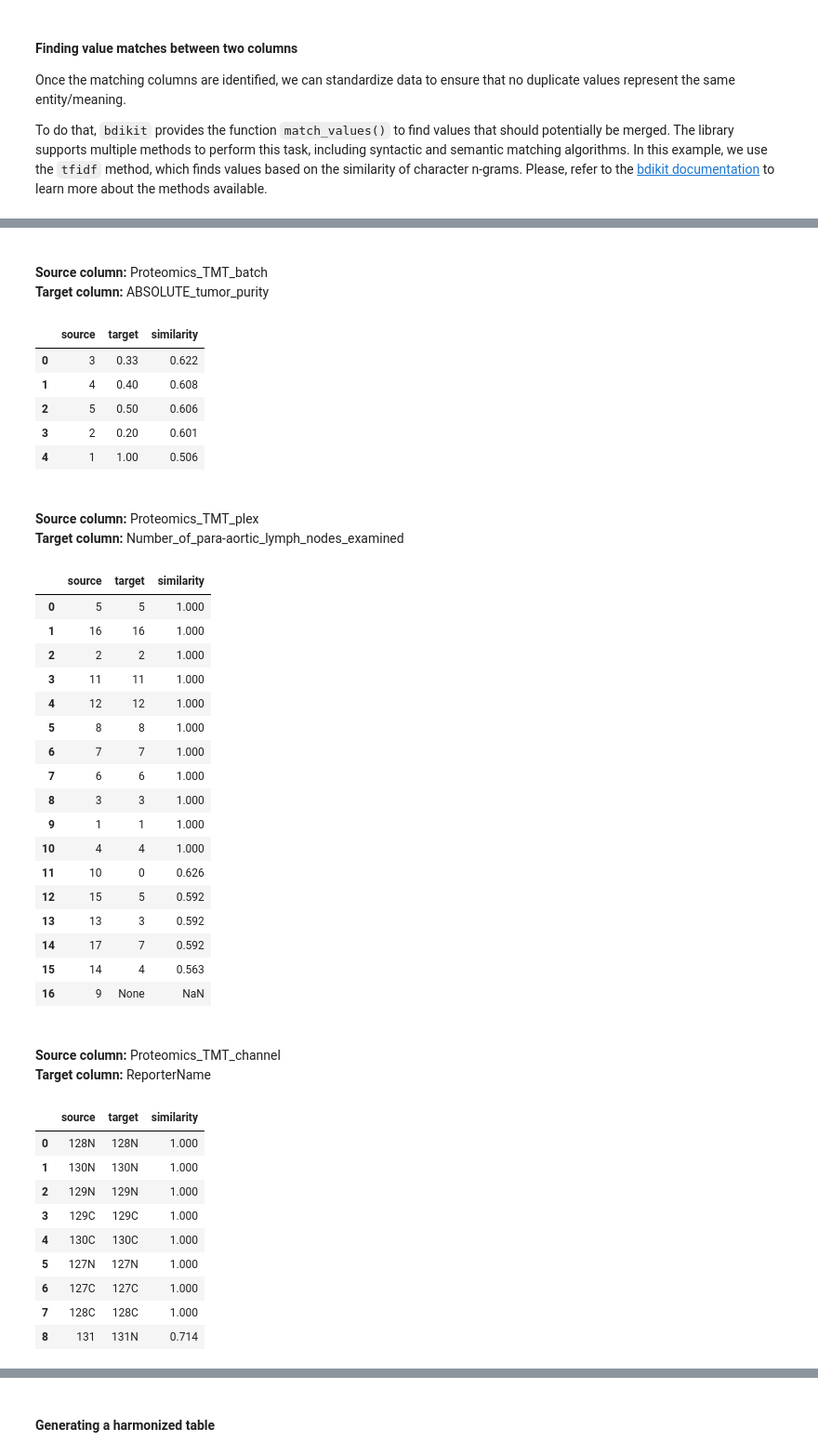
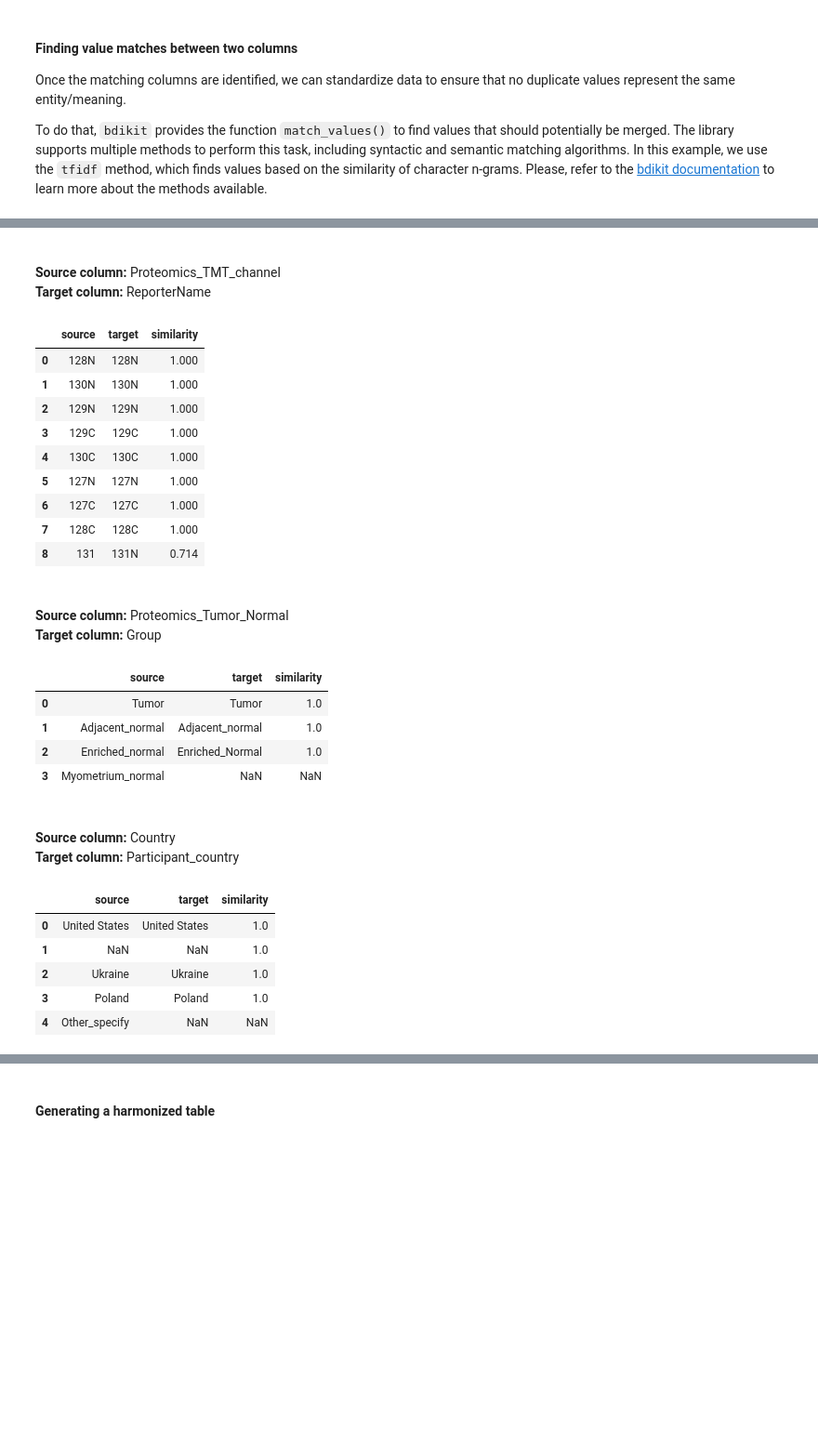
Before and after one commit to VIDA-NYU/biomedical-data-integration, a Jupyter notebook: examples/demo-ucec.ipynb, the cells around one changed output, grey strips where cells are left out. Shown: that part at 93% size. Cells and saved outputs as stored; diff of their text form; code cells hidden in the pictures; blank space fills up the shorter version.

```diff
--- a/examples/demo-ucec.ipynb
+++ b/examples/demo-ucec.ipynb
@@ -69,3 +117,4 @@ To do so using `bdi-kit`, we can use the `match_schema()` function to match colu
 # %%
-bdi.match_schema(df_source, df_target, method="ct_learning")
+schema_mapping = bdi.match_schema(df_source, df_target, method="max_val_sim")
+schema_mapping.head(15)
 # %% [output]
@@ -87,4 +138,0 @@ Extracting features from 213 columns...
-# %%
-pd.set_option('display.max_rows', None)
-schema_mapping = bdi.match_schema(df_source, df_target, method="ct_learning")
-schema_mapping
@@ -185,56 +164,36 @@ Once the matching columns are identified, we can standardize data to ensure that
 To do that, `bdikit` provides the function `match_values()` to find values that should potentially be merged. The library supports multiple methods to perform this task, including syntactic and semantic matching algorithms. In this example, we use the `tfidf` method, which finds values based on the similarity of character n-grams. Please, refer to the [bdikit documentation](https://bdi-kit.readthedocs.io/) to learn more about the methods available.
 # %%
 # Matches values from each pair of source-target columns
-value_matches = bdi.match_values(df_source, df_target, schema_mapping.head(250), method="tfidf")
+value_matches = bdi.match_values(df_source, df_target, schema_mapping, method="tfidf")
 
 # Print value matches
-for match in value_matches:
-    display(
-        Markdown(
-            f"<br>**Source column:** {match.attrs['source']}<br>"
-            f"**Target column:** {match.attrs['target']}<br>"
-        )
-    )
-    display(match)
+bdi.view_value_matches(value_matches, edit=False)
 # %% [output]
 <br>**Source column:** Case_excluded<br>**Target column:** Case_excluded<br>
 |  | source | target | similarity |
 | 0 | No | No | 1.0 |
 | 1 | Yes | Yes | 1.0 |
-<br>**Source column:** Proteomics_TMT_batch<br>**Target column:** ABSOLUTE_tumor_purity<br>
+<br>**Source column:** Proteomics_TMT_channel<br>**Target column:** ReporterName<br>
 |  | source | target | similarity |
-| 0 | 3 | 0.33 | 0.622 |
-| 1 | 4 | 0.40 | 0.608 |
-| 2 | 5 | 0.50 | 0.606 |
-| 3 | 2 | 0.20 | 0.601 |
-| 4 | 1 | 1.00 | 0.506 |
+| 0 | 128N | 128N | 1.000 |
+| 1 | 130N | 130N | 1.000 |
+| 2 | 129N | 129N | 1.000 |
+| 3 | 129C | 129C | 1.000 |
+| 4 | 130C | 130C | 1.000 |
+| 5 | 127N | 127N | 1.000 |
+| 6 | 127C | 127C | 1.000 |
+| 7 | 128C | 128C | 1.000 |
+| 8 | 131 | 131N | 0.714 |
-<br>**Source column:** Proteomics_TMT_plex<br>**Target column:** Number_of_para-aortic_lymph_nodes_examined<br>
+<br>**Source column:** Proteomics_Tumor_Normal<br>**Target column:** Group<br>
 |  | source | target | similarity |
-| 0 | 5 | 5 | 1.000 |
-| 1 | 16 | 16 | 1.000 |
-| 2 | 2 | 2 | 1.000 |
-| 3 | 11 | 11 | 1.000 |
-| 4 | 12 | 12 | 1.000 |
-| 5 | 8 | 8 | 1.000 |
-| 6 | 7 | 7 | 1.000 |
-| 7 | 6 | 6 | 1.000 |
-| 8 | 3 | 3 | 1.000 |
-| 9 | 1 | 1 | 1.000 |
-| 10 | 4 | 4 | 1.000 |
-| 11 | 10 | 0 | 0.626 |
-| 12 | 15 | 5 | 0.592 |
-| 13 | 13 | 3 | 0.592 |
-| 14 | 17 | 7 | 0.592 |
-| 15 | 14 | 4 | 0.563 |
-| 16 | 9 | None | NaN |
+| 0 | Tumor | Tumor | 1.0 |
+| 1 | Adjacent_normal | Adjacent_normal | 1.0 |
+| 2 | Enriched_normal | Enriched_Normal | 1.0 |
+| 3 | Myometrium_normal | NaN | NaN |
-<br>**Source column:** Proteomics_TMT_channel<br>**Target column:** ReporterName<br>
+<br>**Source column:** Country<br>**Target column:** Participant_country<br>
 |  | source | target | similarity |
-| 0 | 128N | 128N | 1.000 |
-| 1 | 130N | 130N | 1.000 |
-| 2 | 129N | 129N | 1.000 |
-| 3 | 129C | 129C | 1.000 |
-| 4 | 130C | 130C | 1.000 |
-| 5 | 127N | 127N | 1.000 |
-| 6 | 127C | 127C | 1.000 |
-| 7 | 128C | 128C | 1.000 |
-| 8 | 131 | 131N | 0.714 |
+| 0 | United States | United States | 1.0 |
+| 1 | NaN | NaN | 1.0 |
+| 2 | Ukraine | Ukraine | 1.0 |
+| 3 | Poland | Poland | 1.0 |
+| 4 | Other_specify | NaN | NaN |
```
Also changed, not shown: parts of 24 cells of this notebook, 1 other file.
